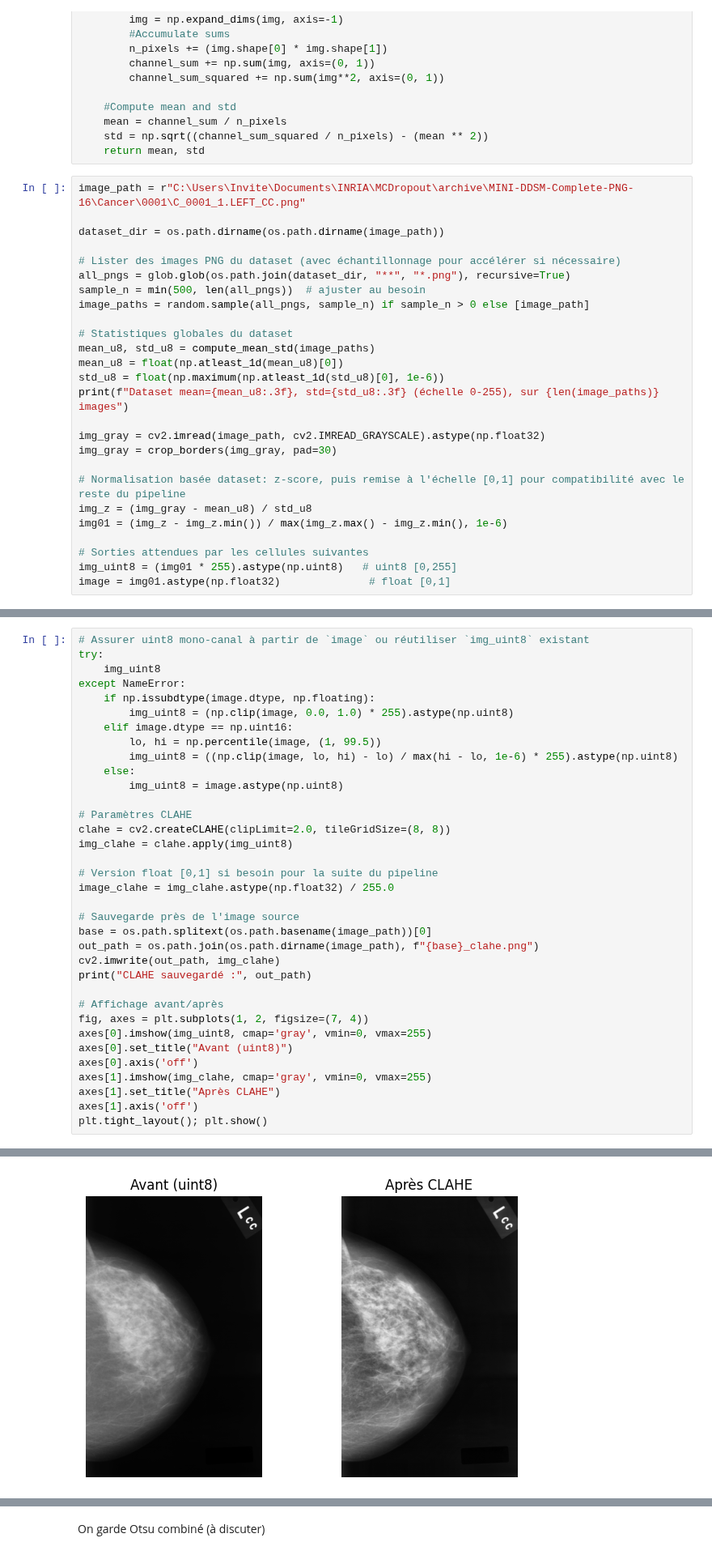
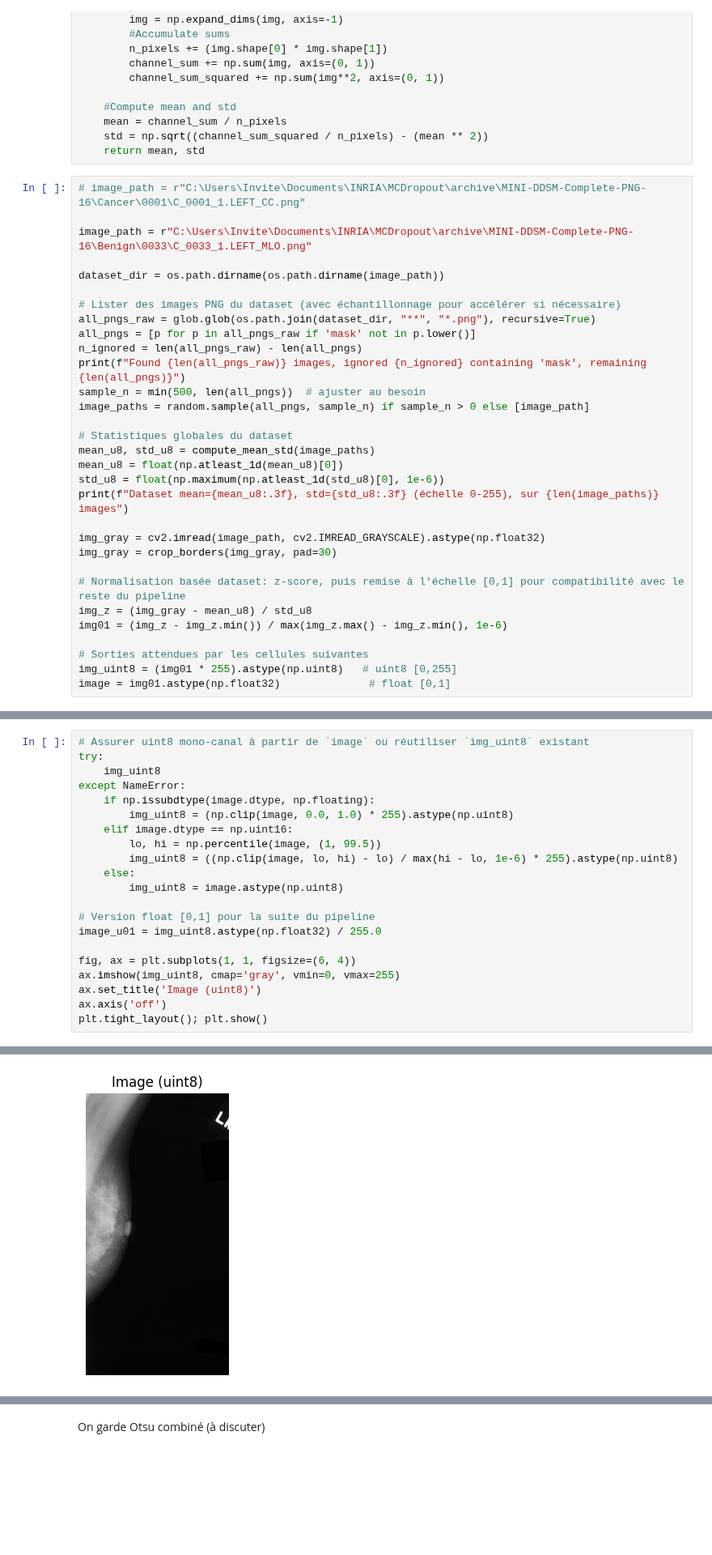
Before and after one commit to EmilienJemelen/selective-classification, a Jupyter notebook: Mammographies/Mammo.ipynb, the cells around one changed output, grey strips where cells are left out. Shown at 81% size. Saved outputs shown, nothing was run; the diff lists cells and outputs as text; blank space fills up the shorter version.

```diff
--- a/Mammographies/Mammo.ipynb
+++ b/Mammographies/Mammo.ipynb
@@ -252,12 +261,17 @@ def compute_mean_std(image_paths):
     std = np.sqrt((channel_sum_squared / n_pixels) - (mean ** 2))
     return mean, std
 # %%
-image_path = r"C:\Users\Invite\Documents\INRIA\MCDropout\archive\MINI-DDSM-Complete-PNG-16\Cancer\0001\C_0001_1.LEFT_CC.png"
+# image_path = r"C:\Users\Invite\Documents\INRIA\MCDropout\archive\MINI-DDSM-Complete-PNG-16\Cancer\0001\C_0001_1.LEFT_CC.png"
+
+image_path = r"C:\Users\Invite\Documents\INRIA\MCDropout\archive\MINI-DDSM-Complete-PNG-16\Benign\0033\C_0033_1.LEFT_MLO.png"
 
 dataset_dir = os.path.dirname(os.path.dirname(image_path))
 
 # Lister des images PNG du dataset (avec échantillonnage pour accélérer si nécessaire)
-all_pngs = glob.glob(os.path.join(dataset_dir, "**", "*.png"), recursive=True)
+all_pngs_raw = glob.glob(os.path.join(dataset_dir, "**", "*.png"), recursive=True)
+all_pngs = [p for p in all_pngs_raw if 'mask' not in p.lower()]
+n_ignored = len(all_pngs_raw) - len(all_pngs)
+print(f"Found {len(all_pngs_raw)} images, ignored {n_ignored} containing 'mask', remaining {len(all_pngs)}")
 sample_n = min(500, len(all_pngs))  # ajuster au besoin
 image_paths = random.sample(all_pngs, sample_n) if sample_n > 0 else [image_path]
 
@@ -292,26 +331,12 @@ except NameError:
     else:
         img_uint8 = image.astype(np.uint8)
 
-# Paramètres CLAHE
-clahe = cv2.createCLAHE(clipLimit=2.0, tileGridSize=(8, 8))
-img_clahe = clahe.apply(img_uint8)
+# Version float [0,1] pour la suite du pipeline
+image_u01 = img_uint8.astype(np.float32) / 255.0
 
-# Version float [0,1] si besoin pour la suite du pipeline
-image_clahe = img_clahe.astype(np.float32) / 255.0
-
-# Sauvegarde près de l'image source
-base = os.path.splitext(os.path.basename(image_path))[0]
-out_path = os.path.join(os.path.dirname(image_path), f"{base}_clahe.png")
-cv2.imwrite(out_path, img_clahe)
-print("CLAHE sauvegardé :", out_path)
-
-# Affichage avant/après
-fig, axes = plt.subplots(1, 2, figsize=(7, 4))
-axes[0].imshow(img_uint8, cmap='gray', vmin=0, vmax=255)
-axes[0].set_title("Avant (uint8)")
-axes[0].axis('off')
-axes[1].imshow(img_clahe, cmap='gray', vmin=0, vmax=255)
-axes[1].set_title("Après CLAHE")
-axes[1].axis('off')
+fig, ax = plt.subplots(1, 1, figsize=(6, 4))
+ax.imshow(img_uint8, cmap='gray', vmin=0, vmax=255)
+ax.set_title('Image (uint8)')
+ax.axis('off')
 plt.tight_layout(); plt.show()
 # %% [output]
@@ -319,4 +343,4 @@ CLAHE sauvegardé : C:\Users\Invite\Documents\INRIA\MCDropout\archive\MINI-DDSM-
-[figure, old version]
+[figure, new version]
 # %%
 # Parameters and mask logic (imports moved to top consolidated cell)
  # Paramètres
```
Also changed, not shown: parts of 46 cells of this notebook, 1 other file.
